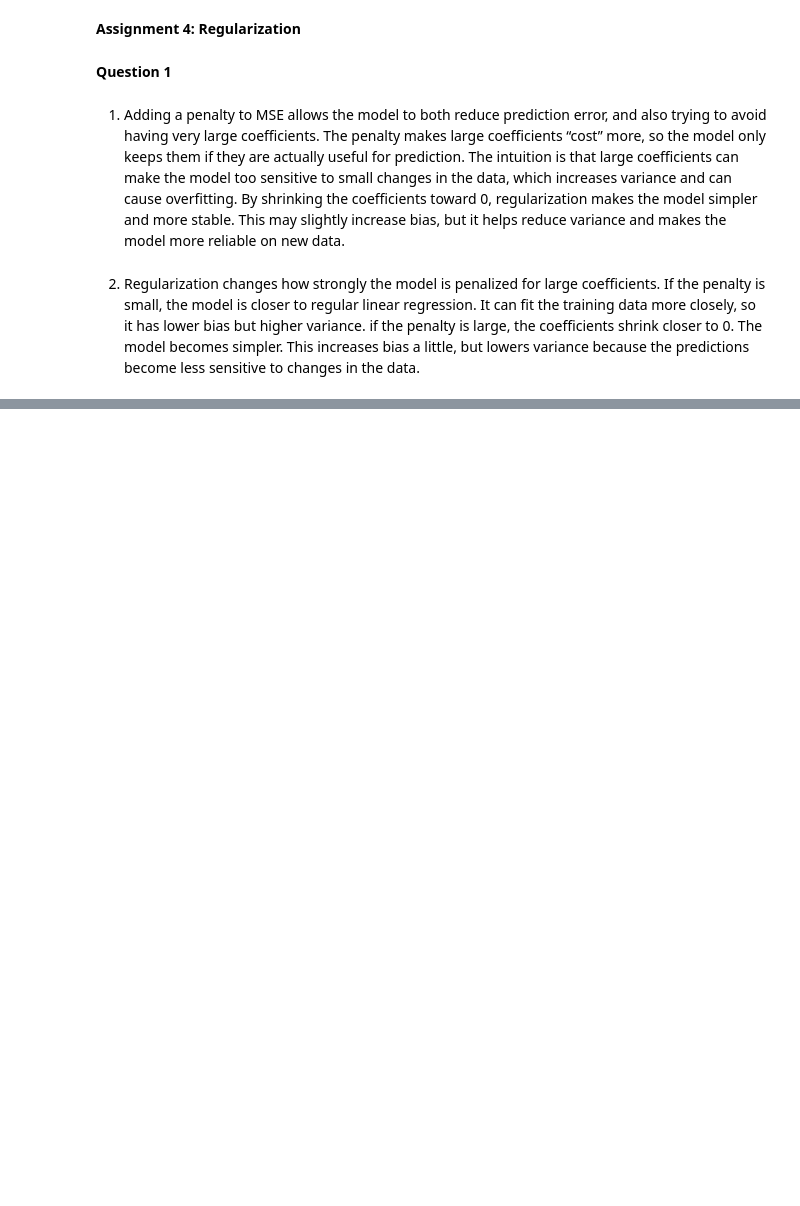
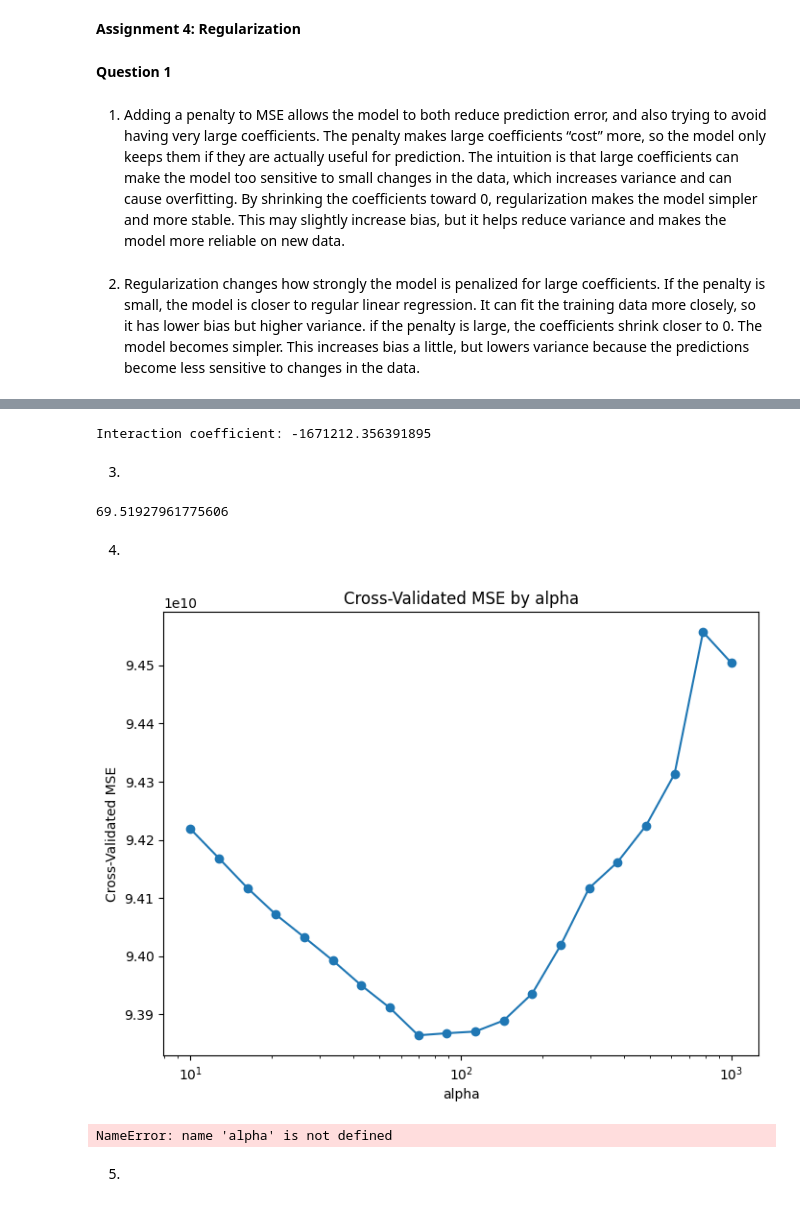
Before and after one commit to an9o/DS3021_Assignments, a Jupyter notebook: Assignment_4/Answers.ipynb, the cells around one changed output, grey strips where cells are left out. Saved outputs shown, nothing was run; the diff lists cells and outputs as text; code cells hidden in the pictures; blank space fills up the shorter version.

```diff
--- a/Assignment_4/Answers.ipynb
+++ b/Assignment_4/Answers.ipynb
@@ -15,0 +26,3 @@ import seaborn as sns
+# %%
+df = pd.read_csv('cars_hw.csv')
+df.head()
@@ -15,0 +36,3 @@ import seaborn as sns
+# %%
+df["Age"] = 2026 - df["Make_Year"]
+X = df[["Mileage_Run", "Age"]]
@@ -15,0 +66,11 @@ import seaborn as sns
+# %%
+y = df["Price"]
+
+#linear regression
+lr = LinearRegression()
+lr.fit(X_scaled, y)
+
+coef = pd.Series(lr.coef_, index=X_scaled.columns)
+
+
+print(coef)
@@ -15,0 +88,6 @@ import seaborn as sns
+# %%
+print("Interaction coefficient:", coef["Mileage_Run Age"])
+# %% [output]
+Interaction coefficient: -1671212.356391895
+# %% [markdown]
+3.
@@ -15,0 +96,35 @@ import seaborn as sns
+# %%
+alphas = np.logspace(1,3,20)
+
+reg = LassoCV(alphas=alphas, cv=20)
+reg.fit(X_scaled, y)
+
+print(reg.alpha_)
+# %% [output]
+69.51927961775606
+# %% [markdown]
+4.
+# %%
+cv_mse = reg.mse_path_.mean(axis=1)
+
+mse_df = pd.DataFrame({
+    "alpha": reg.alphas_,
+    "cv_mse": cv_mse
+})
+
+# plot
+plt.figure(figsize=(8,6))
+plt.plot(mse_df["alpha"], mse_df["cv_mse"], marker="o")
+plt.xscale("log")
+plt.xlabel("alpha")
+plt.ylabel("Cross-Validated MSE")
+plt.title("Cross-Validated MSE by alpha")
+plt.show()
+# %% [output]
+[figure, added]
+# %%
+print(f'Optimal cost hyperparameter: {alpha}')
+# %% [output]
+NameError: name 'alpha' is not defined
+# %% [markdown]
+5.
```
Also changed, not shown: parts of 17 cells of this notebook, 1 other file.
